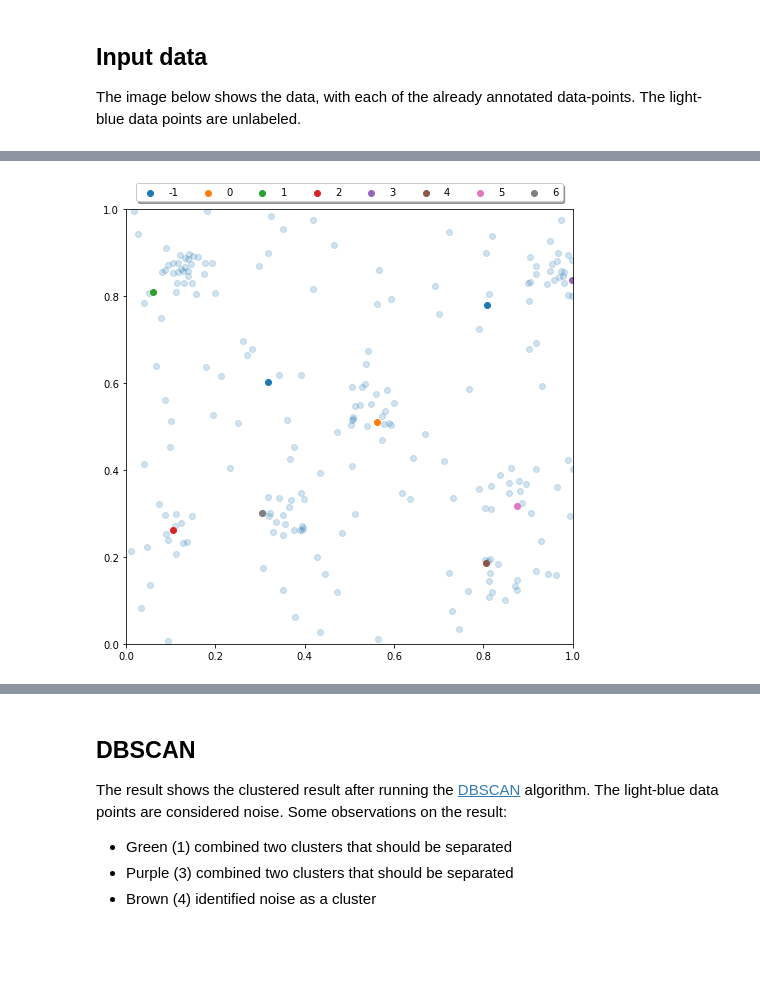
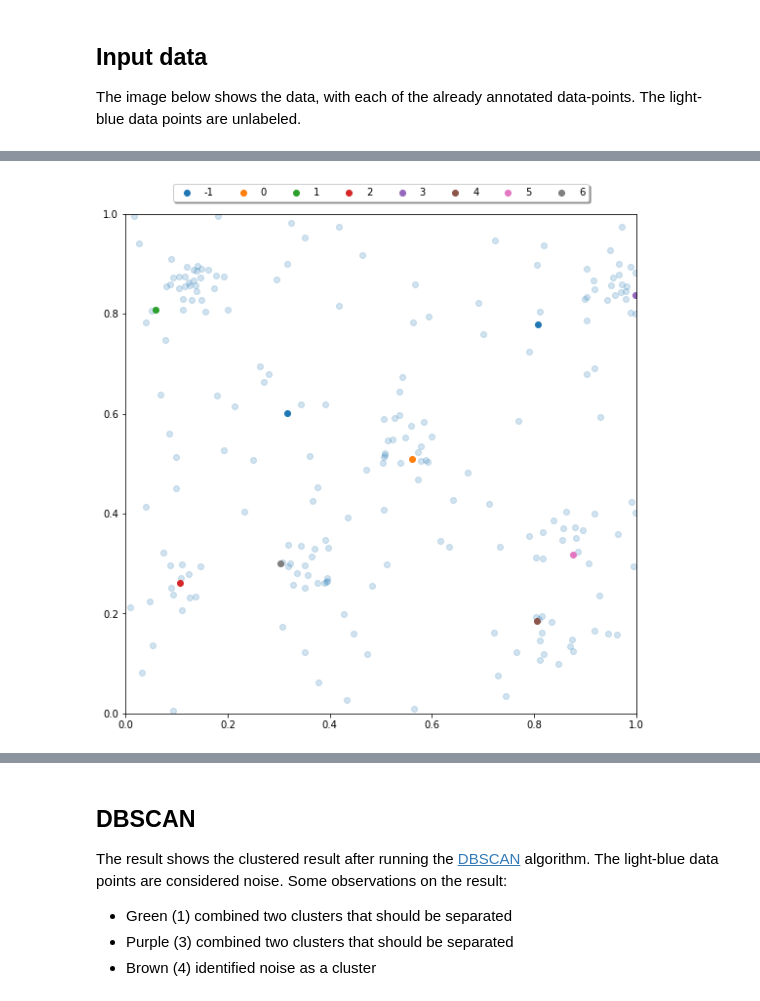
Before and after one commit to RubenPants/EDBSCAN, a Jupyter notebook: examples/comparison_dbscan.ipynb, the cells around one changed output, grey strips where cells are left out. Cells and saved outputs as stored; diff of their text form; code cells hidden in the pictures; blank space fills up the shorter version.

```diff
--- a/examples/comparison_dbscan.ipynb
+++ b/examples/comparison_dbscan.ipynb
@@ -67,18 +67,20 @@ time: 2.7 ms (started: 2021-12-13 12:46:03 +01:00)
 # %%
 # Visualise the raw data (including the manually put labels)
 plt.figure(figsize=(8,8))
 for label in [None,] + list(range(-1,7)):
     plt.scatter(
         data[y == label,0],
         data[y == label,1],
         label=label,
         alpha=.2 if label == None else 1,
         color=COLORS[label],
     )
 plt.xlim(0,1)
 plt.ylim(0,1)
 plt.legend(loc='upper center', bbox_to_anchor=(0.5, 1.07),
           ncol=8, fancybox=True, shadow=True)
+plt.tight_layout()
+plt.savefig('examples/images/default_labels.png', dpi=200, facecolor='white', transparent=False)
 plt.show()
 # %% [output]
-[figure, old version]
+[figure, new version]
```
Also changed, not shown: parts of 10 cells of this notebook, 10 other files.
